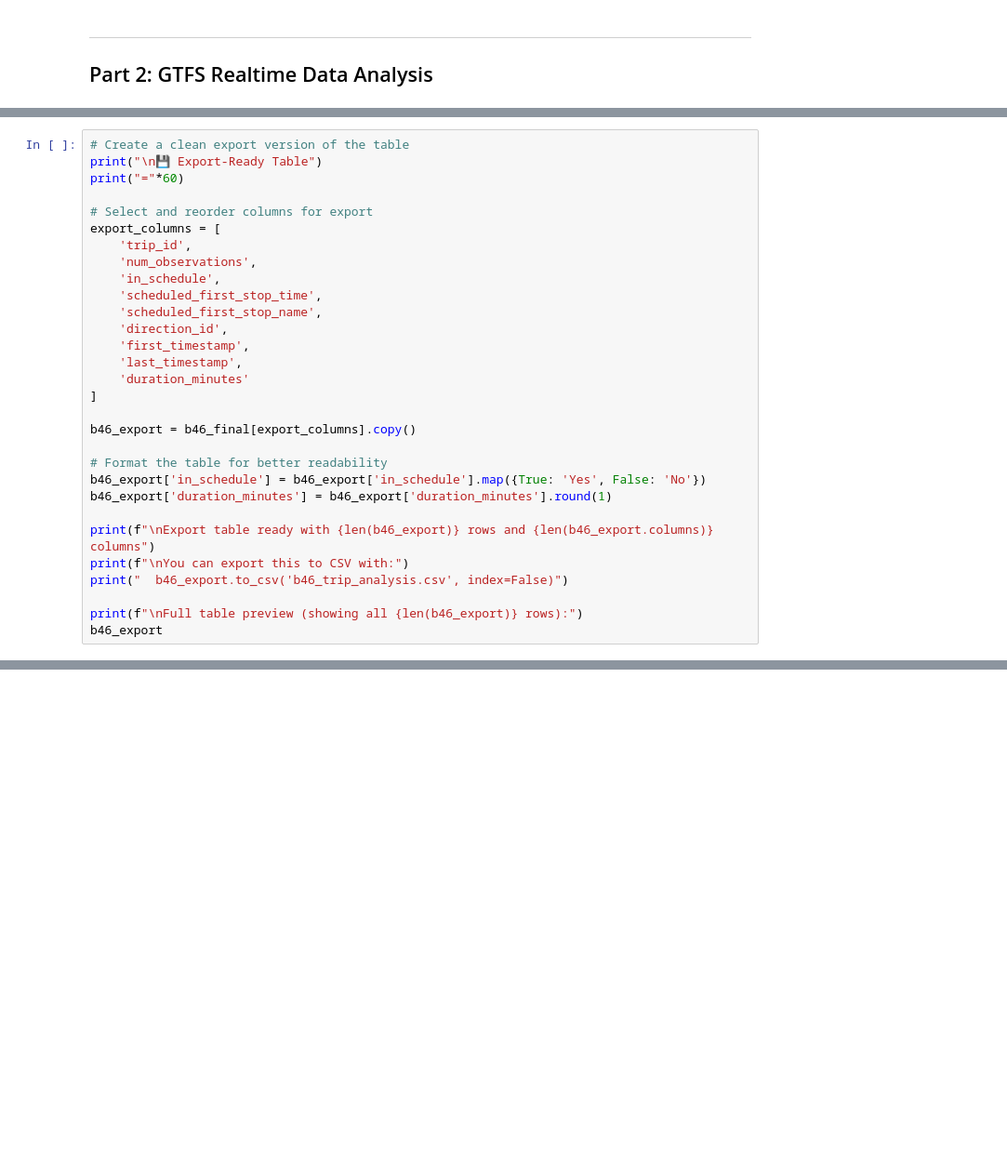
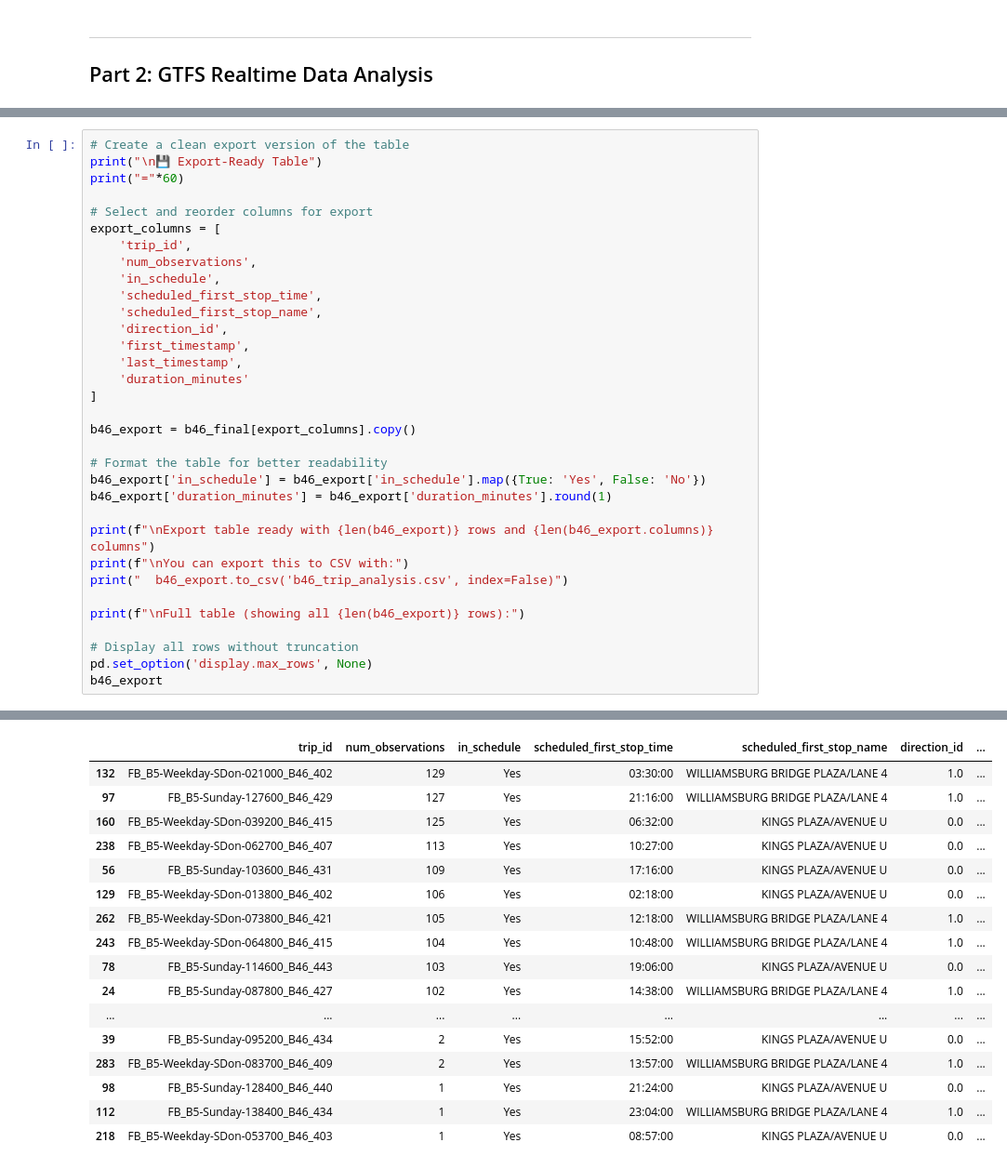
Before and after one commit to anthonymobile/greenstreet-bus-data, a Jupyter notebook: notebook.ipynb, the cells around one changed output, grey strips where cells are left out. Shown: that part at 93% size. Saved outputs shown, nothing was run; the diff lists cells and outputs as text; blank space fills up the shorter version.

```diff
--- a/notebook.ipynb
+++ b/notebook.ipynb
@@ -457,5 +592,9 @@ print(f"\nExport table ready with {len(b46_export)} rows and {len(b46_export.col
 print(f"\nYou can export this to CSV with:")
 print("  b46_export.to_csv('b46_trip_analysis.csv', index=False)")
 
-print(f"\nFull table preview (showing all {len(b46_export)} rows):")
+print(f"\nFull table (showing all {len(b46_export)} rows):")
+
+# Display all rows without truncation
+pd.set_option('display.max_rows', None)
 b46_export
+# %% [output]
@@ -461,0 +610,17 @@ b46_export
+|  | trip_id | num_observations | in_schedule | scheduled_first_stop_time | scheduled_first_stop_name | direction_id | ... |
+| 132 | FB_B5-Weekday-SDon-021000_B46_402 | 129 | Yes | 03:30:00 | WILLIAMSBURG BRIDGE PLAZA/LANE 4 | 1.0 | ... |
+| 97 | FB_B5-Sunday-127600_B46_429 | 127 | Yes | 21:16:00 | WILLIAMSBURG BRIDGE PLAZA/LANE 4 | 1.0 | ... |
+| 160 | FB_B5-Weekday-SDon-039200_B46_415 | 125 | Yes | 06:32:00 | KINGS PLAZA/AVENUE U | 0.0 | ... |
+| 238 | FB_B5-Weekday-SDon-062700_B46_407 | 113 | Yes | 10:27:00 | KINGS PLAZA/AVENUE U | 0.0 | ... |
+| 56 | FB_B5-Sunday-103600_B46_431 | 109 | Yes | 17:16:00 | KINGS PLAZA/AVENUE U | 0.0 | ... |
+| 129 | FB_B5-Weekday-SDon-013800_B46_402 | 106 | Yes | 02:18:00 | KINGS PLAZA/AVENUE U | 0.0 | ... |
+| 262 | FB_B5-Weekday-SDon-073800_B46_421 | 105 | Yes | 12:18:00 | WILLIAMSBURG BRIDGE PLAZA/LANE 4 | 1.0 | ... |
+| 243 | FB_B5-Weekday-SDon-064800_B46_415 | 104 | Yes | 10:48:00 | WILLIAMSBURG BRIDGE PLAZA/LANE 4 | 1.0 | ... |
+| 78 | FB_B5-Sunday-114600_B46_443 | 103 | Yes | 19:06:00 | KINGS PLAZA/AVENUE U | 0.0 | ... |
+| 24 | FB_B5-Sunday-087800_B46_427 | 102 | Yes | 14:38:00 | WILLIAMSBURG BRIDGE PLAZA/LANE 4 | 1.0 | ... |
+| ... | ... | ... | ... | ... | ... | ... | ... |
+| 39 | FB_B5-Sunday-095200_B46_434 | 2 | Yes | 15:52:00 | KINGS PLAZA/AVENUE U | 0.0 | ... |
+| 283 | FB_B5-Weekday-SDon-083700_B46_409 | 2 | Yes | 13:57:00 | WILLIAMSBURG BRIDGE PLAZA/LANE 4 | 1.0 | ... |
+| 98 | FB_B5-Sunday-128400_B46_440 | 1 | Yes | 21:24:00 | KINGS PLAZA/AVENUE U | 0.0 | ... |
+| 112 | FB_B5-Sunday-138400_B46_434 | 1 | Yes | 23:04:00 | WILLIAMSBURG BRIDGE PLAZA/LANE 4 | 1.0 | ... |
+| 218 | FB_B5-Weekday-SDon-053700_B46_403 | 1 | Yes | 08:57:00 | KINGS PLAZA/AVENUE U | 0.0 | ... |
```
Also changed, not shown: parts of 8 cells of this notebook.
